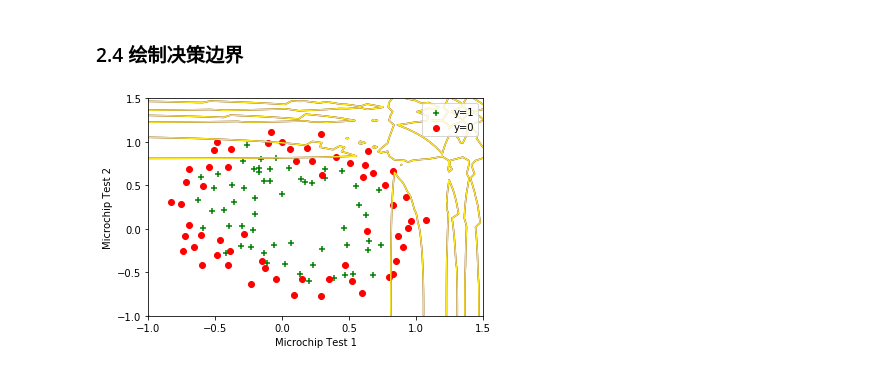
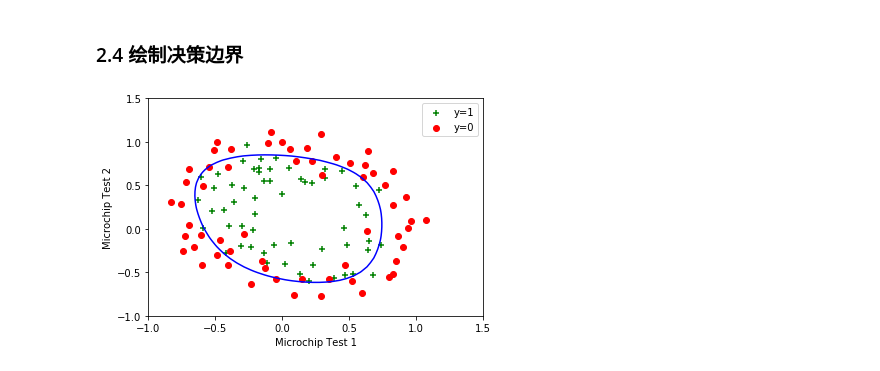
Before and after one commit to mvpboss1004/coursera_andrewng_ml, a Jupyter notebook: machine-learning-ex2/ex2/ex2.ipynb, the cells around one changed output. Cells and saved outputs as stored; diff of their text form; code cells hidden in the pictures.

```diff
--- a/machine-learning-ex2/ex2/ex2.ipynb
+++ b/machine-learning-ex2/ex2/ex2.ipynb
@@ -182,18 +183,16 @@ Final theta: [ 1.27274011  1.18109091  0.62527119 -1.43166564 -0.91742415 -2.019
 # %%
 u = np.linspace(-1, 1.5, 50)
 v = np.linspace(-1, 1.5, 50)
-theta = np.mat(theta)
-J_vals = np.zeros((len(u), len(v)))
-for i in range(0,len(u)):
-    for j in range(0,len(v)):
-        J_vals[i][j] = theta * mapFeature(i, j, max_power)
+U,V = np.meshgrid(u, v)
+theta = np.mat(theta).reshape((X.shape[1],1))
+J_vals = (mapFeature(U.flatten(), V.flatten(), max_power) * theta).reshape(len(u), len(v))
 fig,ax = plt.subplots()
 ax.scatter(pos[:,0], pos[:,1], c='g', marker='+', label='y=1')
 ax.scatter(neg[:,0], neg[:,1], c='r', marker='o', label='y=0')
-ax.contour(u, v, J_vals.T, [1,1.01])
+ax.contour(U, V, J_vals, [0], colors='blue')
 plt.xlabel('Microchip Test 1')
 plt.ylabel('Microchip Test 2')
 plt.legend()
 plt.show()
 # %% [output]
-[figure, old version]
+[figure, new version]
```
Also changed, not shown: parts of 4 cells of this notebook.
